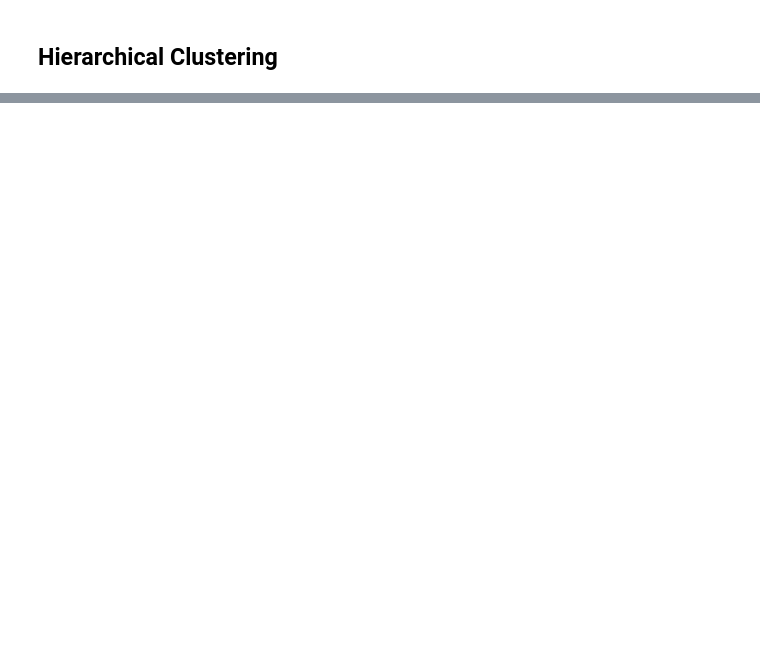
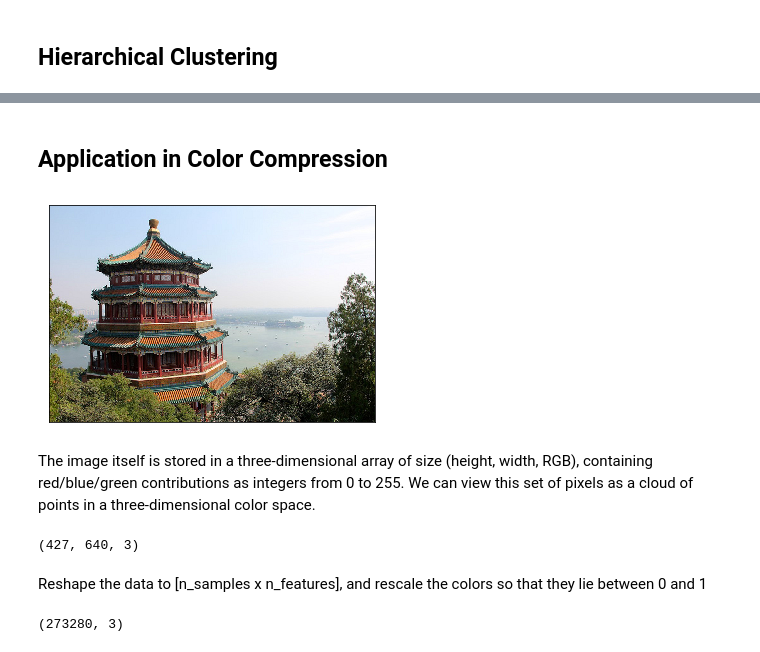
Before and after one commit to XuefeiY/Machine-Learning-Notes, a Jupyter notebook: Cluster Analysis/Cluster Analysis.ipynb, the cells around one changed output, grey strips where cells are left out. Cells and saved outputs as stored; diff of their text form; code cells hidden in the pictures; blank space fills up the shorter version.

```diff
--- a/Cluster Analysis/Cluster Analysis.ipynb
+++ b/Cluster Analysis/Cluster Analysis.ipynb
@@ -78,0 +113,30 @@ https://jakevdp.github.io/PythonDataScienceHandbook/05.11-k-means.html
+# %% [markdown]
+## Application in Color Compression
+# %%
+# Import Packages
+import numpy as np
+import matplotlib.pyplot as plt
+from sklearn.datasets import load_sample_image
+from sklearn.cluster import MiniBatchKMeans
+
+# Load image
+china = load_sample_image("china.jpg")
+ax = plt.axes(xticks=[], yticks=[])
+ax.imshow(china)
+plt.show()
+# %% [output]
+[figure, added]
+# %% [markdown]
+The image itself is stored in a three-dimensional array of size (height, width, RGB), containing red/blue/green contributions as integers from 0 to 255. We can view this set of pixels as a cloud of points in a three-dimensional color space.
+# %%
+china.shape
+# %% [output]
+(427, 640, 3)
+# %% [markdown]
+Reshape the data to [n_samples x n_features], and rescale the colors so that they lie between 0 and 1
+# %%
+data = china / 255.0 # use 0...1 scale
+data = data.reshape(427 * 640, 3)
+data.shape
+# %% [output]
+(273280, 3)
```
Also changed, not shown: parts of 12 cells of this notebook.
